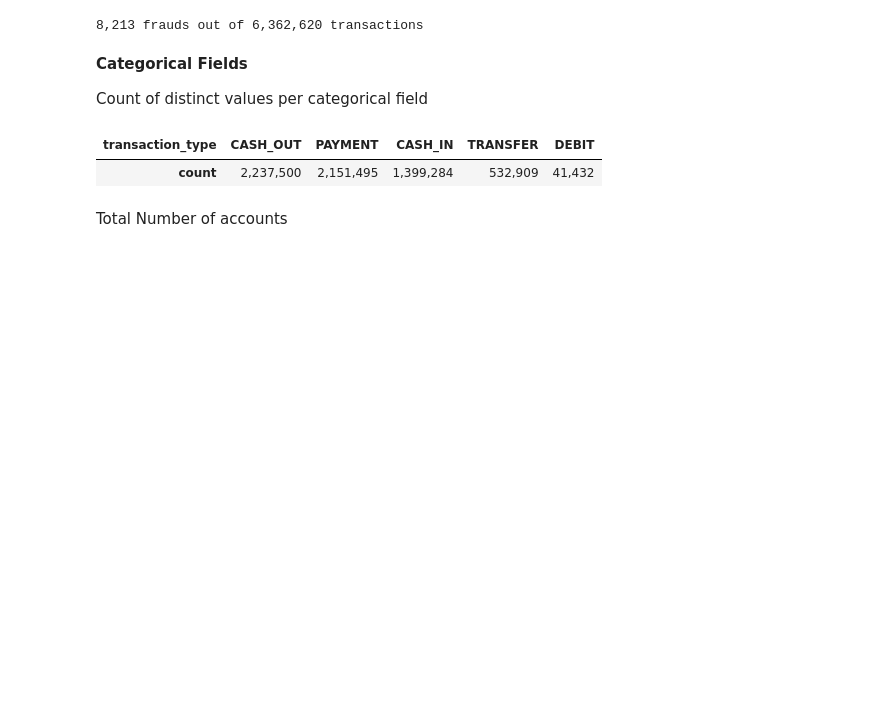
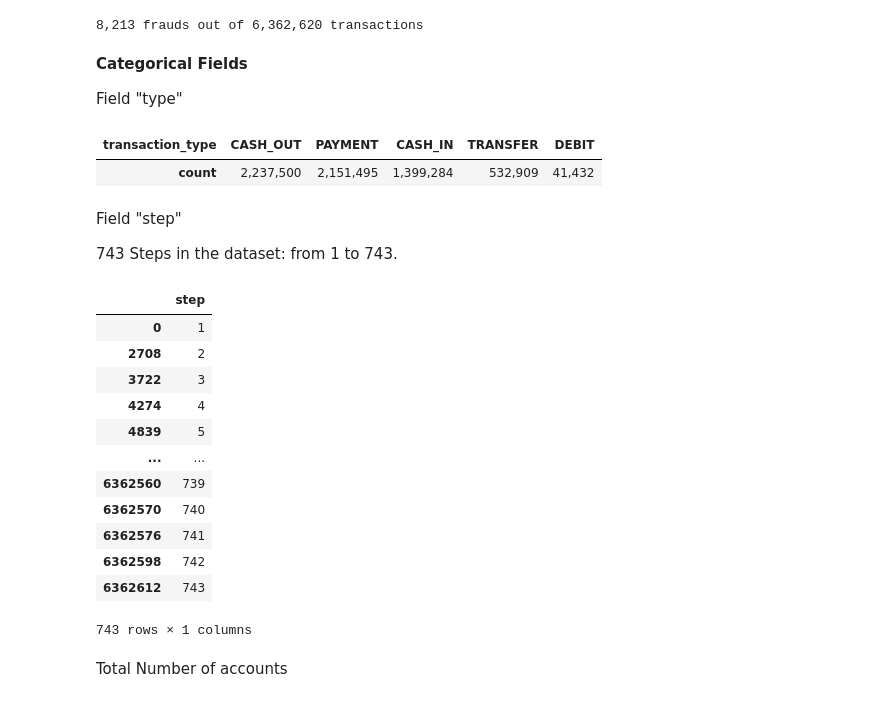
Before and after one commit to JeanRosselVallee/Kafka_Fraud, a Jupyter notebook: src/nbook_data_explorer.ipynb, the cells around one changed output. Cells and saved outputs as stored; diff of their text form; code cells hidden in the pictures; blank space fills up the shorter version.

```diff
--- a/src/nbook_data_explorer.ipynb
+++ b/src/nbook_data_explorer.ipynb
@@ -141,10 +104,10 @@ pandas.DataFrame(pdf_fact.isna().sum()
 print( f"{pdf_fact['isFraud'].sum():,} frauds out of {len(pdf_fact):,} transactions")
 # %% [output]
 8,213 frauds out of 6,362,620 transactions
-# %% [markdown]
-**Categorical Fields**
-
-Count of distinct values per categorical field
+# %% [markdown]
+**Categorical Fields**
+
+Field "type"
 # %%
 pandas.DataFrame(pdf_fact["type"].value_counts() \
                  .rename_axis('transaction_type'), columns=["count"]).T \
@@ -152,6 +115,26 @@ pandas.DataFrame(pdf_fact["type"].value_counts() \
 # %% [output]
 | transaction_type | CASH_OUT | PAYMENT | CASH_IN | TRANSFER | DEBIT |
 | count | 2,237,500 | 2,151,495 | 1,399,284 | 532,909 | 41,432 |
+# %% [markdown]
+Field "step"
+
+743 Steps in the dataset: from 1 to 743.
+# %%
+pandas.DataFrame(pdf_fact["step"]).drop_duplicates().sort_values(by="step")
+# %% [output]
+|  | step |
+| 0 | 1 |
+| 2708 | 2 |
+| 3722 | 3 |
+| 4274 | 4 |
+| 4839 | 5 |
+| ... | ... |
+| 6362560 | 739 |
+| 6362570 | 740 |
+| 6362576 | 741 |
+| 6362598 | 742 |
+| 6362612 | 743 |
+743 rows × 1 columns
 # %% [markdown]
 Total Number of accounts
 # %%
```
Also changed, not shown: parts of 65 cells of this notebook, 2 other files.
